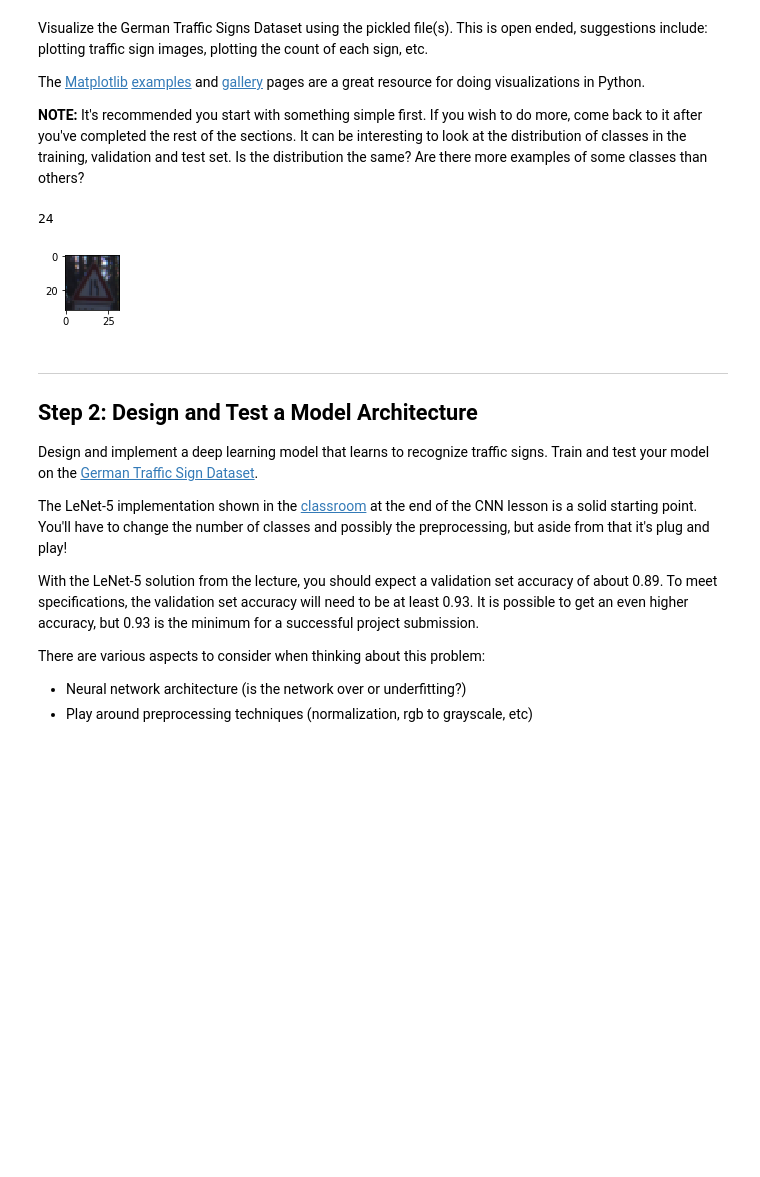
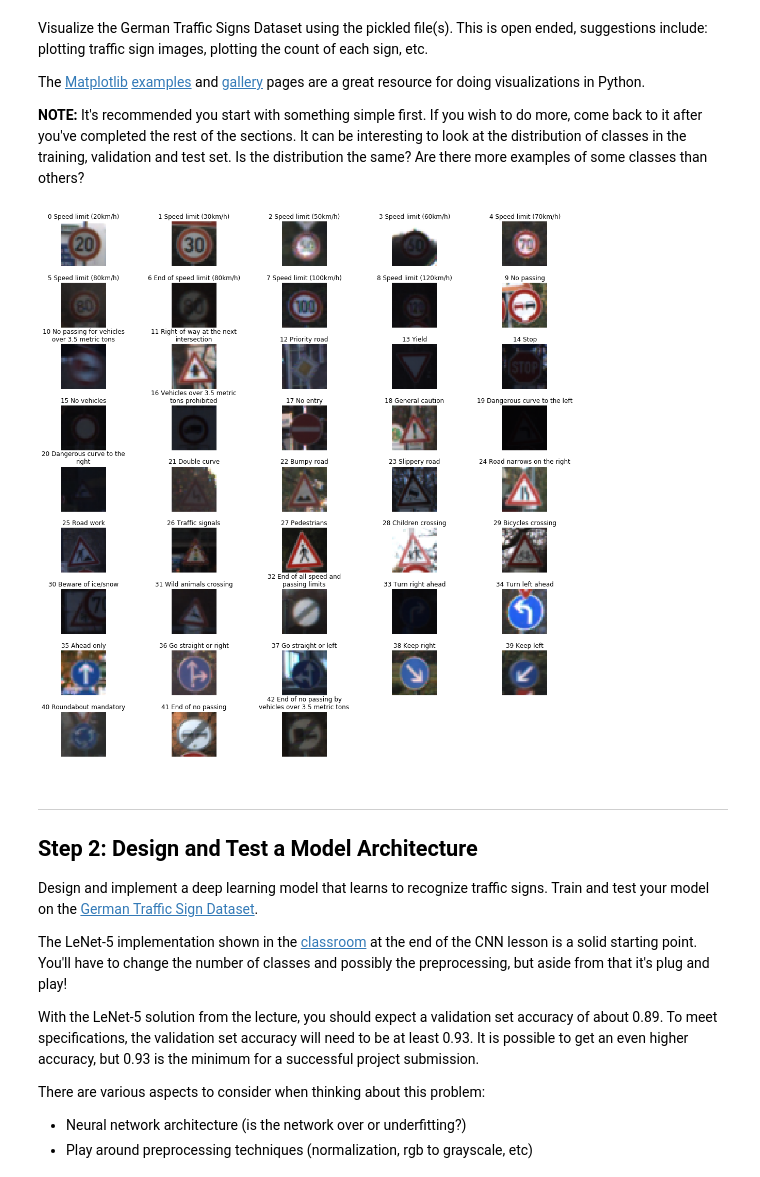
Before and after one commit to rometaidla/CarND-Traffic-Sign-Classifier-Project, a Jupyter notebook: Traffic_Sign_Classifier.ipynb, the cells around one changed output. Drawn from its saved outputs; the diff is of its cells as text; code cells hidden in the pictures; blank space fills up the shorter version.

```diff
--- a/Traffic_Sign_Classifier.ipynb
+++ b/Traffic_Sign_Classifier.ipynb
@@ -97,17 +118,3 @@ Visualize the German Traffic Signs Dataset using the pickled file(s). This is op
 The [Matplotlib](http://matplotlib.org/) [examples](http://matplotlib.org/examples/index.html) and [gallery](http://matplotlib.org/gallery.html) pages are a great resource for doing visualizations in Python.
 
 **NOTE:** It's recommended you start with something simple first. If you wish to do more, come back to it after you've completed the rest of the sections. It can be interesting to look at the distribution of classes in the training, validation and test set. Is the distribution the same? Are there more examples of some classes than others?
-# %%
-import random
-import matplotlib.pyplot as plt
-%matplotlib inline
-
-index = random.randint(0, len(X_train))
-image = X_train[index].squeeze()
-
-plt.figure(figsize=(1,1))
-plt.imshow(image)
-print(y_train[index])
-# %% [output]
-24
-[figure, removed]
@@ -120,3 +121,48 @@ import matplotlib.pyplot as plt
+# %%
+# Import sign names
+import csv
+
+with open('signnames.csv', 'r') as f:
+  reader = csv.reader(f)
+  sign_names = { int(row[0]):row[1] for row in list(reader)[1:] }
+# %%
+# Group/index signs by class for easier access
+grouped_signs = collections.defaultdict(list)
+
+for idx, val in enumerate(y_train):
+    grouped_signs[val].append(idx)
+# %%
+
+plt.rcParams['figure.figsize'] = 15, 15
+def random_image(sign_class):
+    class_indexes = grouped_signs[sign_class]
+    random_class_index = random.randint(0, len(class_indexes)-1)
+    #print(random_class_index)
+    train_index = class_indexes[random_class_index]
+    return X_train[train_index].squeeze()
+
+columns = 5
+
+rows = math.ceil(n_classes / columns)
+
+fig, axs = plt.subplots(rows, columns)
+fig.tight_layout()
+
+for r in range(rows):
+    for c in range(columns):
+        subplot = axs[r, c]
+        subplot.axis('off')
+
+        sign_class = r*columns + c
+        if sign_class < n_classes:
+            subplot.imshow(random_image(sign_class))
+            title = format("%i %s" % (sign_class,sign_names[sign_class]))
+            wrapped_title = '\n'.join(textwrap.wrap(title, 30))
+            subplot.set_title(wrapped_title)
+
+plt.show()
+# %% [output]
+[figure, added]
 # %% [markdown]
 ----
 
```
Also changed, not shown: parts of 23 cells of this notebook.
